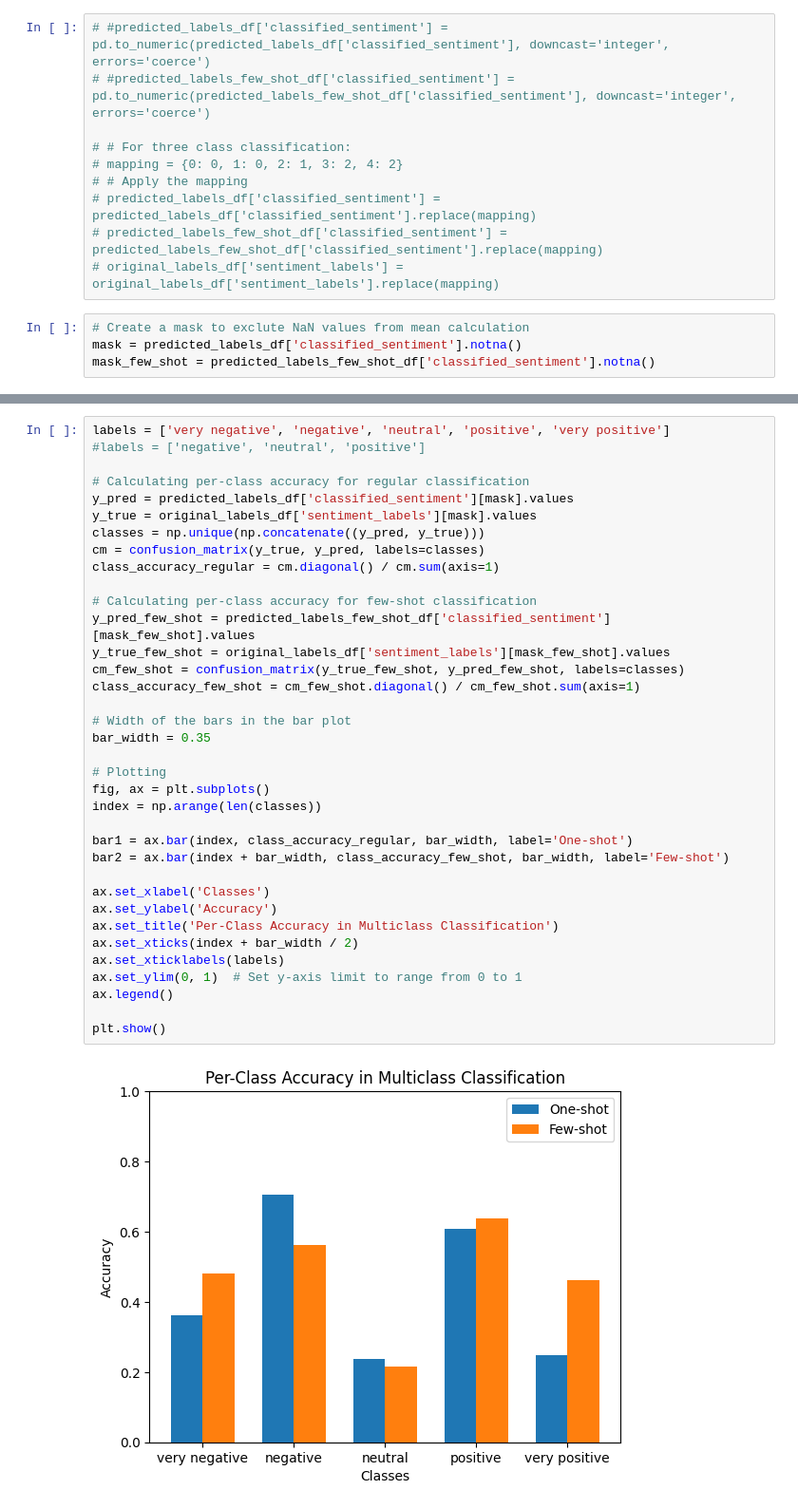
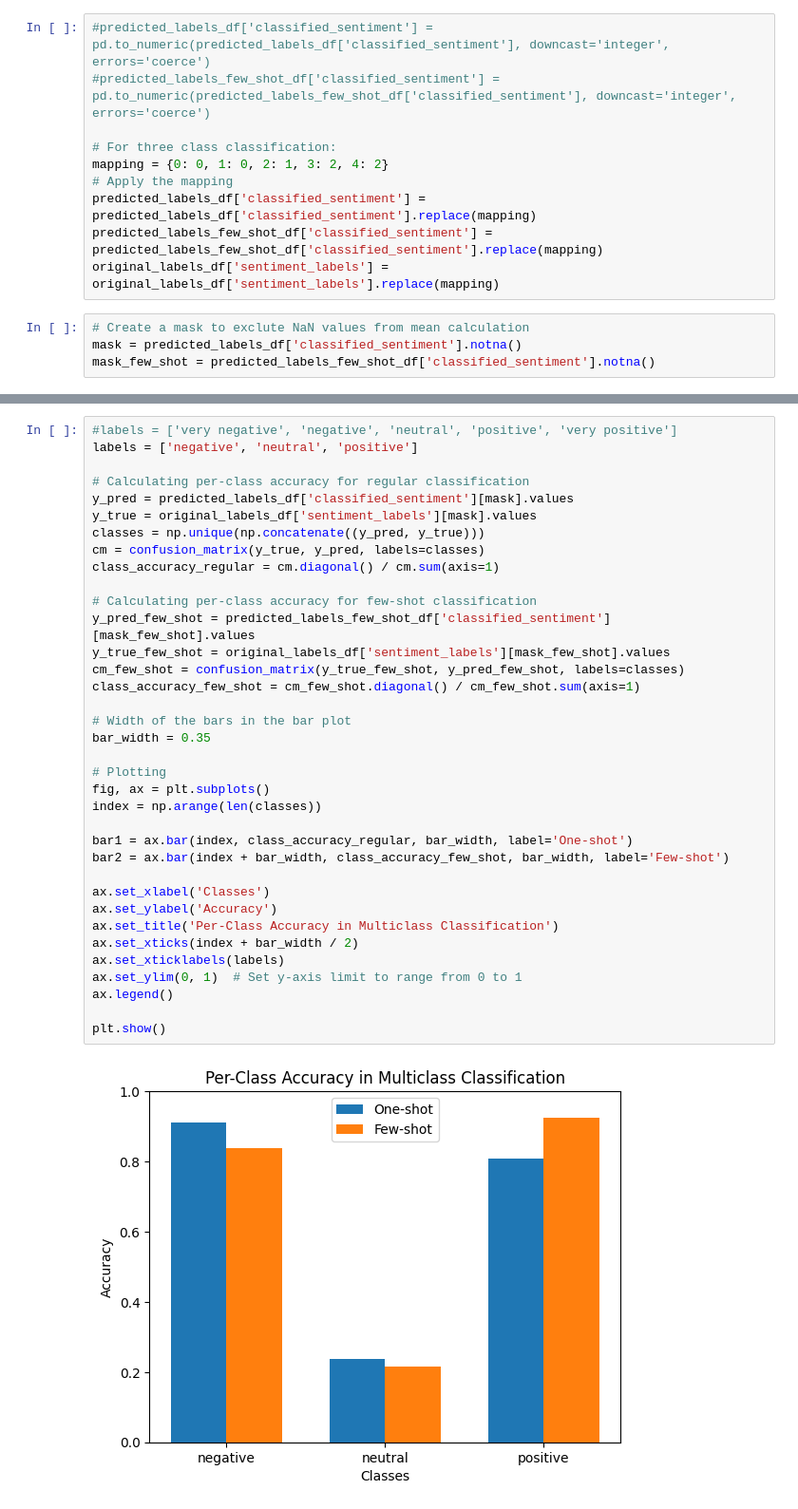
Before and after one commit to phihungandre/DAMI-II, a Jupyter notebook: open-ai_evaluation.ipynb, the cells around one changed output, grey strips where cells are left out. Shown: that part at 95% size. Drawn from its saved outputs; the diff is of its cells as text.

```diff
--- a/open-ai_evaluation.ipynb
+++ b/open-ai_evaluation.ipynb
@@ -9,15 +9,15 @@ predicted_labels_df = pd.read_csv("./sst_dataset/SST2-Data/SST2-Data/stanfordSen
 predicted_labels_few_shot_df = pd.read_csv("./sst_dataset/SST2-Data/SST2-Data/stanfordSentimentTreebank/stanfordSentimentTreebank/predicted_sentiment_labels_few_shot.txt", sep='\t', index_col=0)
 original_labels_df = pd.read_csv("./sst_dataset/SST2-Data/SST2-Data/stanfordSentimentTreebank/stanfordSentimentTreebank/sentiment_labels_test.txt", sep='\t', index_col=0)
 # %%
-# #predicted_labels_df['classified_sentiment'] = pd.to_numeric(predicted_labels_df['classified_sentiment'], downcast='integer', errors='coerce')
-# #predicted_labels_few_shot_df['classified_sentiment'] = pd.to_numeric(predicted_labels_few_shot_df['classified_sentiment'], downcast='integer', errors='coerce')
+#predicted_labels_df['classified_sentiment'] = pd.to_numeric(predicted_labels_df['classified_sentiment'], downcast='integer', errors='coerce')
+#predicted_labels_few_shot_df['classified_sentiment'] = pd.to_numeric(predicted_labels_few_shot_df['classified_sentiment'], downcast='integer', errors='coerce')
 
-# # For three class classification:
-# mapping = {0: 0, 1: 0, 2: 1, 3: 2, 4: 2}
-# # Apply the mapping
-# predicted_labels_df['classified_sentiment'] = predicted_labels_df['classified_sentiment'].replace(mapping)
-# predicted_labels_few_shot_df['classified_sentiment'] = predicted_labels_few_shot_df['classified_sentiment'].replace(mapping)
-# original_labels_df['sentiment_labels'] = original_labels_df['sentiment_labels'].replace(mapping)
+# For three class classification:
+mapping = {0: 0, 1: 0, 2: 1, 3: 2, 4: 2}
+# Apply the mapping
+predicted_labels_df['classified_sentiment'] = predicted_labels_df['classified_sentiment'].replace(mapping)
+predicted_labels_few_shot_df['classified_sentiment'] = predicted_labels_few_shot_df['classified_sentiment'].replace(mapping)
+original_labels_df['sentiment_labels'] = original_labels_df['sentiment_labels'].replace(mapping)
 # %%
 # Create a mask to exclute NaN values from mean calculation
 mask = predicted_labels_df['classified_sentiment'].notna()
@@ -49,6 +49,6 @@ plt.show()
 # %%
-labels = ['very negative', 'negative', 'neutral', 'positive', 'very positive']
-#labels = ['negative', 'neutral', 'positive']
+#labels = ['very negative', 'negative', 'neutral', 'positive', 'very positive']
+labels = ['negative', 'neutral', 'positive']
 
 # Calculating per-class accuracy for regular classification
 y_pred = predicted_labels_df['classified_sentiment'][mask].values
@@ -56,34 +56,34 @@ y_true = original_labels_df['sentiment_labels'][mask].values
 classes = np.unique(np.concatenate((y_pred, y_true)))
 cm = confusion_matrix(y_true, y_pred, labels=classes)
 class_accuracy_regular = cm.diagonal() / cm.sum(axis=1)
 
 # Calculating per-class accuracy for few-shot classification
 y_pred_few_shot = predicted_labels_few_shot_df['classified_sentiment'][mask_few_shot].values
 y_true_few_shot = original_labels_df['sentiment_labels'][mask_few_shot].values
 cm_few_shot = confusion_matrix(y_true_few_shot, y_pred_few_shot, labels=classes)
 class_accuracy_few_shot = cm_few_shot.diagonal() / cm_few_shot.sum(axis=1)
 
 # Width of the bars in the bar plot
 bar_width = 0.35
 
 # Plotting
 fig, ax = plt.subplots()
 index = np.arange(len(classes))
 
 bar1 = ax.bar(index, class_accuracy_regular, bar_width, label='One-shot')
 bar2 = ax.bar(index + bar_width, class_accuracy_few_shot, bar_width, label='Few-shot')
 
 ax.set_xlabel('Classes')
 ax.set_ylabel('Accuracy')
 ax.set_title('Per-Class Accuracy in Multiclass Classification')
 ax.set_xticks(index + bar_width / 2)
 ax.set_xticklabels(labels)
 ax.set_ylim(0, 1)  # Set y-axis limit to range from 0 to 1
 ax.legend()
 
 plt.show()
 # %% [output]
-[figure, old version]
+[figure, new version]
 # %%
 # Classification report for regular classification
 report_regular = classification_report(y_true, y_pred, target_names=labels)
```
Also changed, not shown: parts of 2 cells of this notebook, 1 other file.
